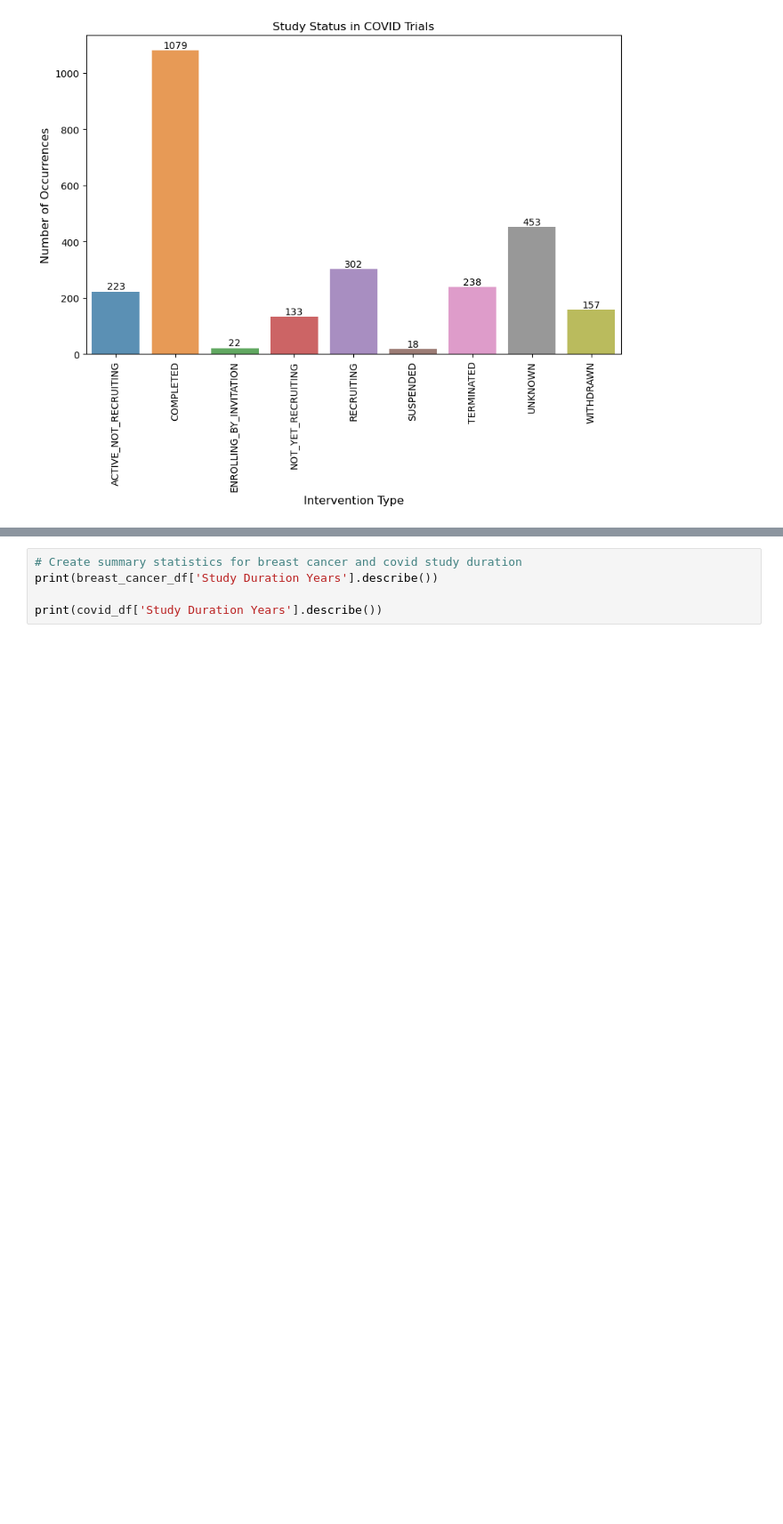
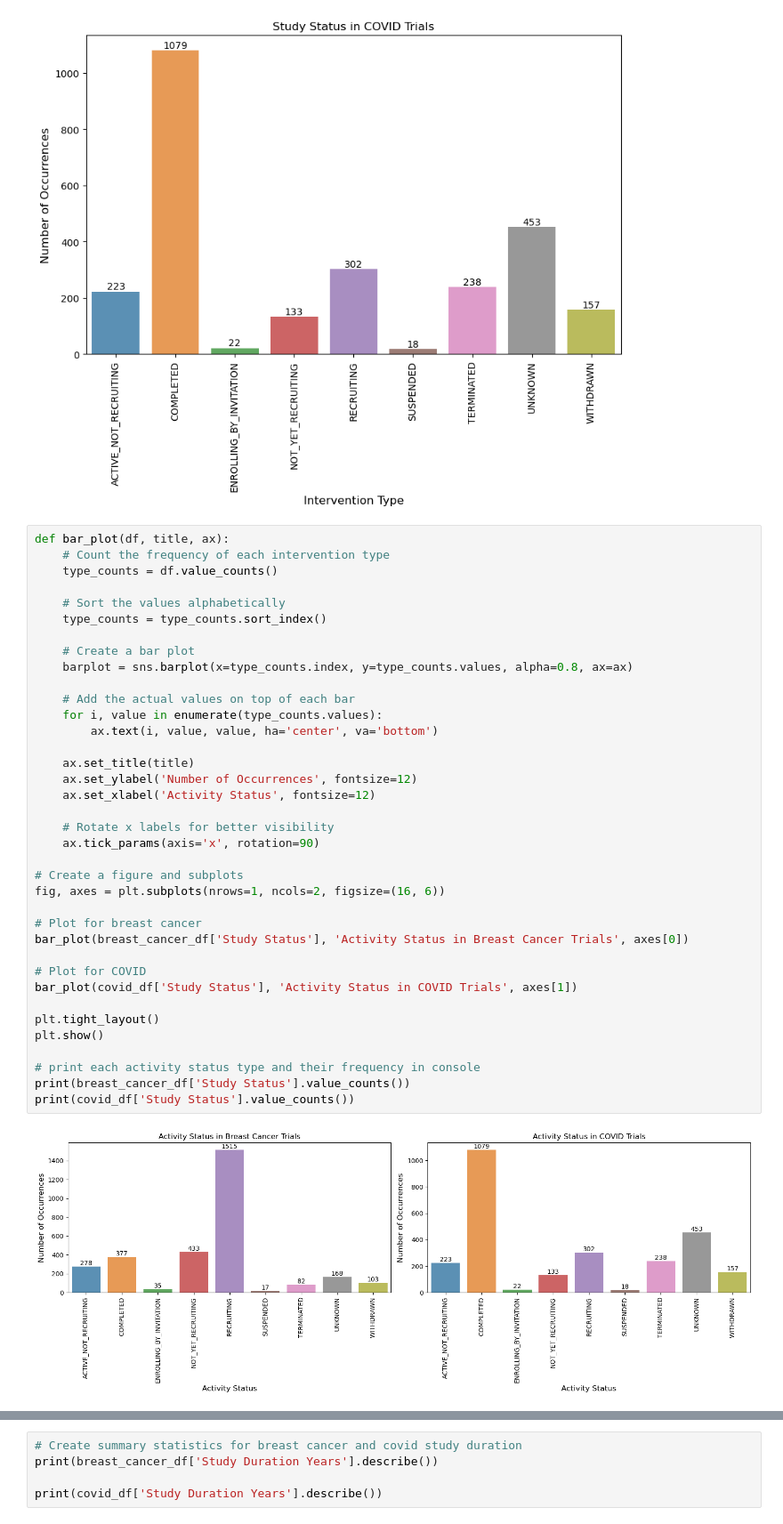
Before and after one commit to harooks/Clinical-Trials-Data-Analysis, a Jupyter notebook: partA_haruko.ipynb, the cells around one changed output, grey strips where cells are left out. Shown at 89% size. Saved outputs shown, nothing was run; the diff lists cells and outputs as text; blank space fills up the shorter version.

```diff
--- a/partA_haruko.ipynb
+++ b/partA_haruko.ipynb
@@ -128,6 +131,45 @@ bar_plot(covid_df['Study Status'], 'Study Status in COVID Trials')
 # %% [output]
 [figure]
 [figure]
+# %%
+def bar_plot(df, title, ax):
+    # Count the frequency of each intervention type
+    type_counts = df.value_counts()
+
+    # Sort the values alphabetically
+    type_counts = type_counts.sort_index()
+
+    # Create a bar plot
+    barplot = sns.barplot(x=type_counts.index, y=type_counts.values, alpha=0.8, ax=ax)
+
+    # Add the actual values on top of each bar
+    for i, value in enumerate(type_counts.values):
+        ax.text(i, value, value, ha='center', va='bottom')
+
+    ax.set_title(title)
+    ax.set_ylabel('Number of Occurrences', fontsize=12)
+    ax.set_xlabel('Activity Status', fontsize=12)
+
+    # Rotate x labels for better visibility
+    ax.tick_params(axis='x', rotation=90)
+
+# Create a figure and subplots
+fig, axes = plt.subplots(nrows=1, ncols=2, figsize=(16, 6))
+
+# Plot for breast cancer
+bar_plot(breast_cancer_df['Study Status'], 'Activity Status in Breast Cancer Trials', axes[0])
+
+# Plot for COVID
+bar_plot(covid_df['Study Status'], 'Activity Status in COVID Trials', axes[1])
+
+plt.tight_layout()
+plt.show()
+
+# print each activity status type and their frequency in console
+print(breast_cancer_df['Study Status'].value_counts())
+print(covid_df['Study Status'].value_counts())
+# %% [output]
+[figure, added]
 # %%
 ## Side by Side Bar Plot ##
 
```
Also changed, not shown: parts of 2 cells of this notebook, 3 other files.
